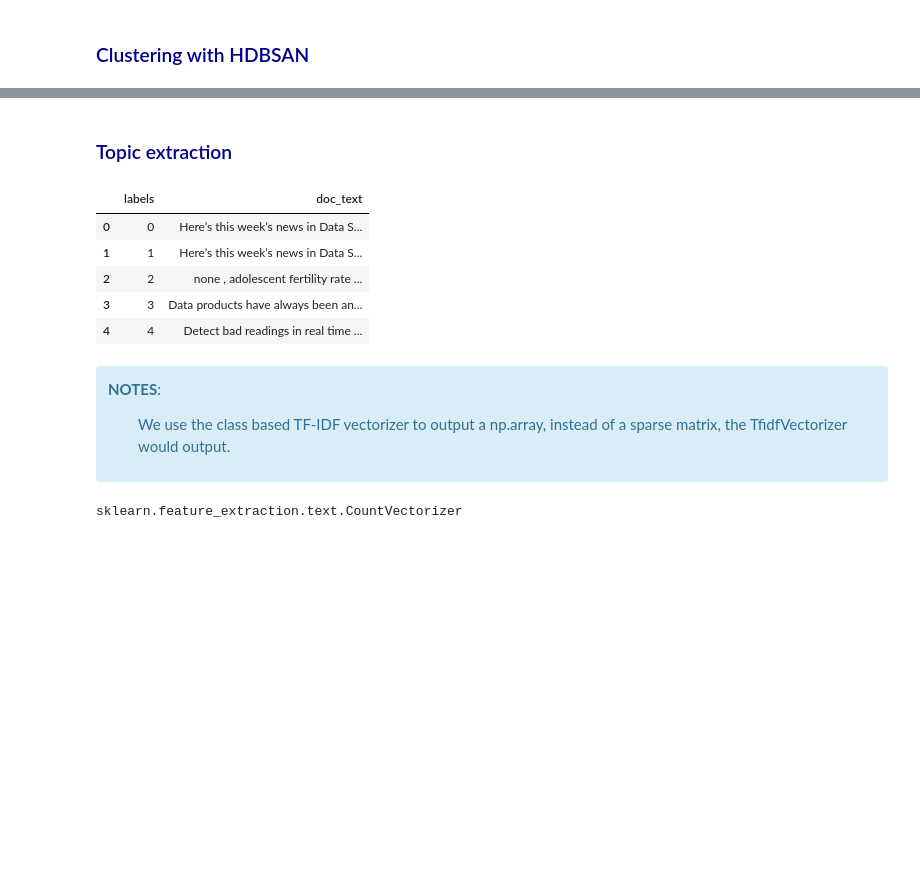
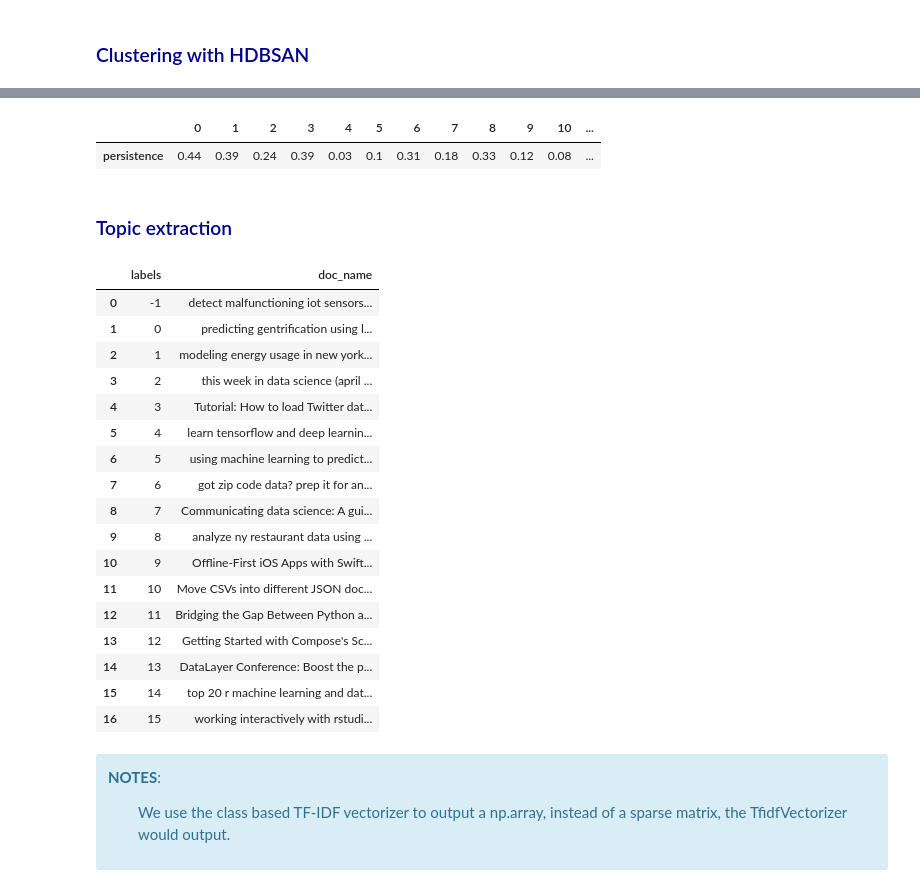
Before and after one commit to SolanaO/Recommendation_Systems, a Jupyter notebook: recommSys_P2_content.ipynb, the cells around one changed output, grey strips where cells are left out. Drawn from its saved outputs; the diff is of its cells as text; code cells hidden in the pictures; blank space fills up the shorter version.

```diff
--- a/recommSys_P2_content.ipynb
+++ b/recommSys_P2_content.ipynb
@@ -742,12 +851,12 @@ import umap
 
 # Reduce the dimensionality of the vectors to 5 while keeping the size of the local neighborhood to 15
 embeddings = umap.UMAP(n_neighbors=15,
-                       n_components=5,
-                       metric='cosine').fit_transform(list(metadata.vectors))
+                       n_components=50,
+                       metric='cosine').fit_transform(list(df_articles.vectors))
 # %%
 # Add the embeddings to the dataframe
-metadata['umap_embed'] = embeddings.tolist()
+df_articles['umap_embed'] = embeddings.tolist()
 
 # Check the output
-metadata.head(2)
+df_articles.head(2)
 # %% [output]
@@ -758,9 +867,10 @@ metadata.head(2)
 # Cluster the documents with HDBSCAN
 import hdbscan
 
-cluster = hdbscan.HDBSCAN(min_cluster_size=10,
+clusterer = hdbscan.HDBSCAN(min_cluster_size=20,
                           metric='euclidean',
-                          cluster_selection_method='eom').fit(embeddings)
+                          #cluster_selection_method='eom').fit(embeddings)
+                          cluster_selection_method='leaf').fit(embeddings)
 # %%
 # Visualize the resulting clusters
 
@@ -788,7 +898,7 @@ plt.title('Visualization of Document Clusters in 2 Dimensions');
 # %%
 # Add the topic labels to the dataframe
-metadata['labels'] = cluster.labels_.tolist()
+df_articles['labels'] = clusterer.labels_.tolist()
 
 # Check the output
-metadata.head(2)
+df_articles.head(2)
 # %% [output]
@@ -819,18 +974,36 @@ plt.show()
+# %%
+# Evaluate the cluster persistence for the clusters (except -1)
+df=pd.DataFrame({'persistence':clusterer.cluster_persistence_}).T
+df
+# %% [output]
+|  | 0 | 1 | 2 | 3 | 4 | 5 | 6 | 7 | 8 | 9 | 10 | ... |
+| persistence | 0.44 | 0.39 | 0.24 | 0.39 | 0.03 | 0.1 | 0.31 | 0.18 | 0.33 | 0.12 | 0.08 | ... |
 # %% [markdown]
 ### <font color='darkblue'>Topic extraction</font>
 # %%
 # Create a single combined document for each cluster of documents
-docs_df = metadata[['doc_text', 'labels']].copy()
-#docs_df['doc_id'] = range(len(docs_df))
-docs_per_topic = docs_df.groupby(['labels'], as_index=False).agg({'doc_text': ' '.join})
+docs_df = df_articles[['doc_name', 'labels']].copy()
+docs_per_topic = docs_df.groupby(['labels'], as_index=False).agg({'doc_name': ' '.join})
 docs_per_topic
 # %% [output]
-|  | labels | doc_text |
-| 0 | 0 | Here’s this week’s news in Data S... |
-| 1 | 1 | Here’s this week’s news in Data S... |
-| 2 | 2 | none , adolescent fertility rate ... |
-| 3 | 3 | Data products have always been an... |
-| 4 | 4 | Detect bad readings in real time ... |
+|  | labels | doc_name |
+| 0 | -1 | detect malfunctioning iot sensors... |
+| 1 | 0 | predicting gentrification using l... |
+| 2 | 1 | modeling energy usage in new york... |
+| 3 | 2 | this week in data science (april ... |
+| 4 | 3 | Tutorial: How to load Twitter dat... |
+| 5 | 4 | learn tensorflow and deep learnin... |
+| 6 | 5 | using machine learning to predict... |
+| 7 | 6 | got zip code data? prep it for an... |
+| 8 | 7 | Communicating data science: A gui... |
+| 9 | 8 | analyze ny restaurant data using ... |
+| 10 | 9 | Offline-First iOS Apps with Swift... |
+| 11 | 10 | Move CSVs into different JSON doc... |
+| 12 | 11 | Bridging the Gap Between Python a... |
+| 13 | 12 | Getting Started with Compose's Sc... |
+| 14 | 13 | DataLayer Conference: Boost the p... |
+| 15 | 14 | top 20 r machine learning and dat... |
+| 16 | 15 | working interactively with rstudi... |
 # %% [markdown]
 <div class="alert alert-block alert-info">
 
@@ -888,4 +1014,0 @@ tf_idf, count = ctfidf(docs_per_topic.doc_text.values, m=len(docs_df))
-# %%
-type(count)
-# %% [output]
-sklearn.feature_extraction.text.CountVectorizer
```
Also changed, not shown: parts of 96 cells of this notebook.
